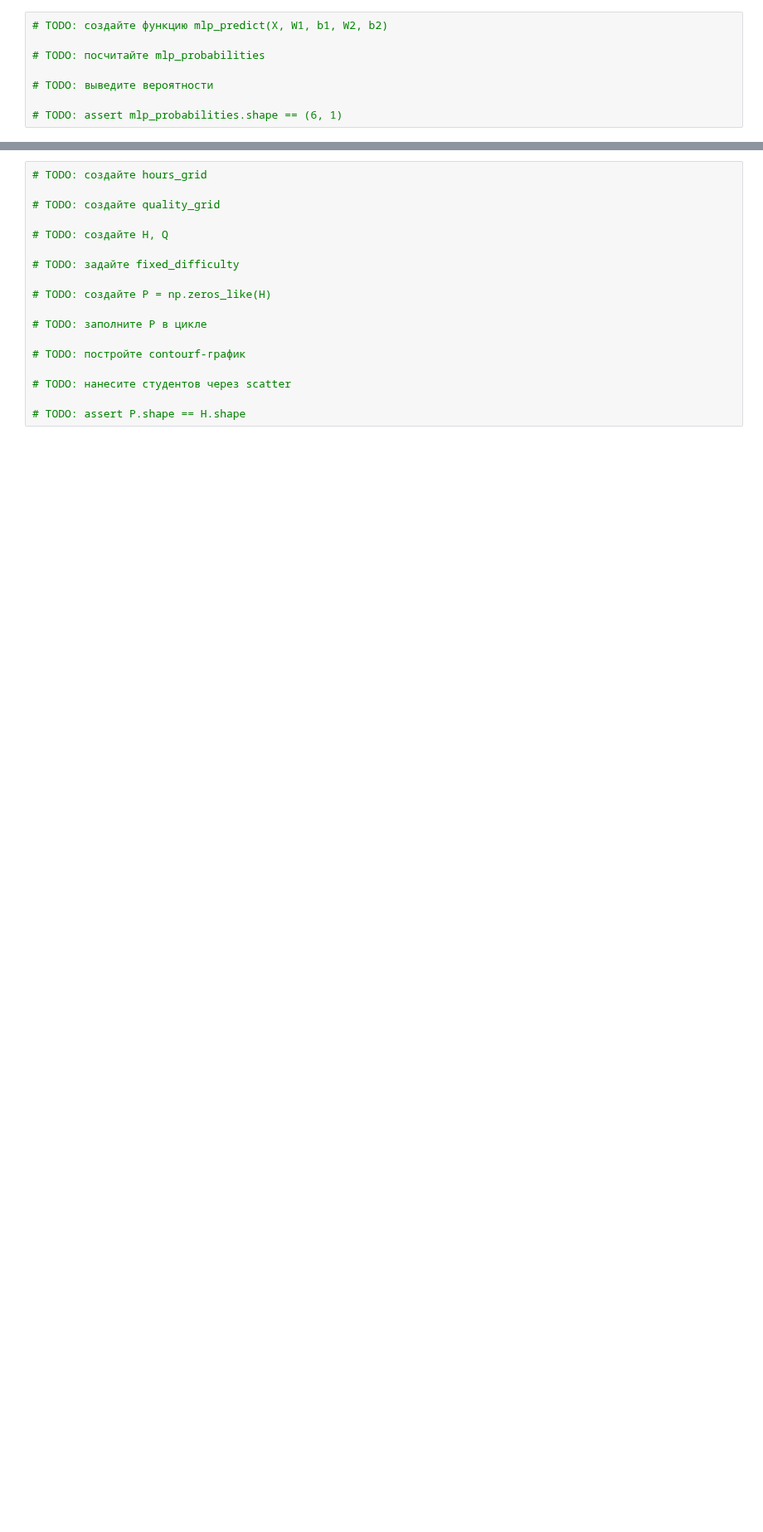
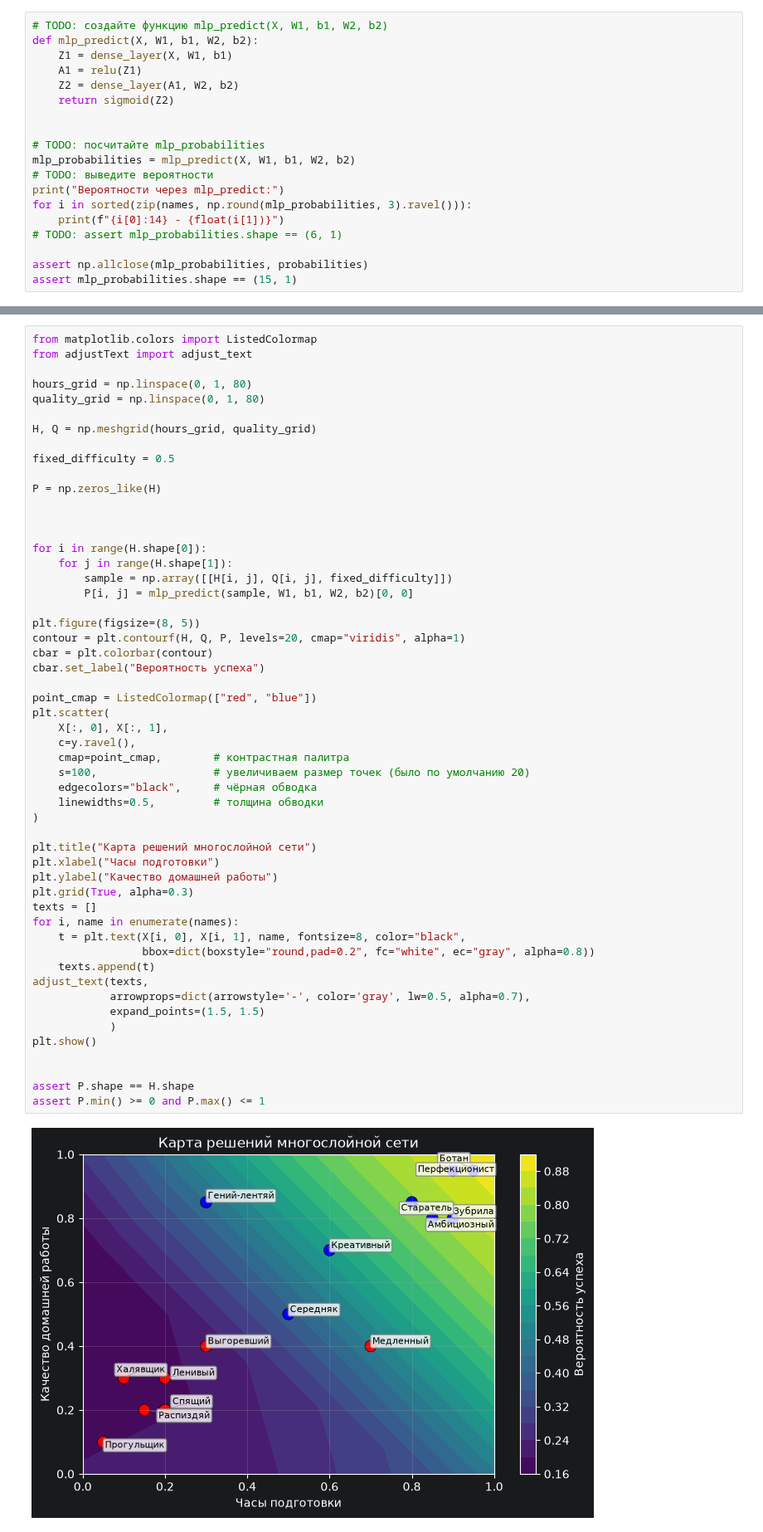
Before and after one commit to FelixTheCatW/study-dml, a Jupyter notebook: src/notebooks/block8_lesson02_mlp_forward_todo.ipynb, the cells around one changed output, grey strips where cells are left out. Shown at 83% size. Cells and saved outputs as stored; diff of their text form; blank space fills up the shorter version.

```diff
--- a/src/notebooks/block8_lesson02_mlp_forward_todo.ipynb
+++ b/src/notebooks/block8_lesson02_mlp_forward_todo.ipynb
@@ -289,9 +490,20 @@ count_parameters(input_size, hidden_size, output_size)
 4. Проверьте результат.
 # %%
 # TODO: создайте функцию mlp_predict(X, W1, b1, W2, b2)
+def mlp_predict(X, W1, b1, W2, b2):
+    Z1 = dense_layer(X, W1, b1)
+    A1 = relu(Z1)
+    Z2 = dense_layer(A1, W2, b2)
+    return sigmoid(Z2)
+
 
 # TODO: посчитайте mlp_probabilities
+mlp_probabilities = mlp_predict(X, W1, b1, W2, b2)
+# TODO: выведите вероятности
+print("Вероятности через mlp_predict:")
+for i in sorted(zip(names, np.round(mlp_probabilities, 3).ravel())):
+    print(f"{i[0]:14} - {float(i[1])}")
+# TODO: assert mlp_probabilities.shape == (6, 1)
 
-# TODO: выведите вероятности
-
-# TODO: assert mlp_probabilities.shape == (6, 1)
+assert np.allclose(mlp_probabilities, probabilities)
+assert mlp_probabilities.shape == (15, 1)
@@ -328,23 +586,60 @@ count_parameters(input_size, hidden_size, output_size)
 4. Заполните P вероятностями.
 5. Постройте contourf-график.
 # %%
-# TODO: создайте hours_grid
+from matplotlib.colors import ListedColormap
+from adjustText import adjust_text
 
-# TODO: создайте quality_grid
+hours_grid = np.linspace(0, 1, 80)
+quality_grid = np.linspace(0, 1, 80)
 
-# TODO: создайте H, Q
+H, Q = np.meshgrid(hours_grid, quality_grid)
 
-# TODO: задайте fixed_difficulty
+fixed_difficulty = 0.5
 
-# TODO: создайте P = np.zeros_like(H)
+P = np.zeros_like(H)
 
-# TODO: заполните P в цикле
 
-# TODO: постройте contourf-график
 
-# TODO: нанесите студентов через scatter
+for i in range(H.shape[0]):
+    for j in range(H.shape[1]):
+        sample = np.array([[H[i, j], Q[i, j], fixed_difficulty]])
+        P[i, j] = mlp_predict(sample, W1, b1, W2, b2)[0, 0]
 
-# TODO: assert P.shape == H.shape
+plt.figure(figsize=(8, 5))
+contour = plt.contourf(H, Q, P, levels=20, cmap="viridis", alpha=1)
+cbar = plt.colorbar(contour)
+cbar.set_label("Вероятность успеха")
+
+point_cmap = ListedColormap(["red", "blue"])
+plt.scatter(
+    X[:, 0], X[:, 1],
+    c=y.ravel(),
+    cmap=point_cmap,        # контрастная палитра
+    s=100,                  # увеличиваем размер точек (было по умолчанию 20)
+    edgecolors="black",     # чёрная обводка
+    linewidths=0.5,         # толщина обводки
+)
+
+plt.title("Карта решений многослойной сети")
+plt.xlabel("Часы подготовки")
+plt.ylabel("Качество домашней работы")
+plt.grid(True, alpha=0.3)
+texts = []
+for i, name in enumerate(names):
+    t = plt.text(X[i, 0], X[i, 1], name, fontsize=8, color="black",
+                 bbox=dict(boxstyle="round,pad=0.2", fc="white", ec="gray", alpha=0.8))
+    texts.append(t)
+adjust_text(texts,
+            arrowprops=dict(arrowstyle='-', color='gray', lw=0.5, alpha=0.7),
+            expand_points=(1.5, 1.5)
+            )
+plt.show()
+
+
+assert P.shape == H.shape
+assert P.min() >= 0 and P.max() <= 1
+# %% [output]
+[figure, added]
 # %% [markdown]
 ## Ячейка 10. TODO: количество параметров и итоговый отчёт
 
```
Also changed, not shown: parts of 9 cells of this notebook, 1 other file.
